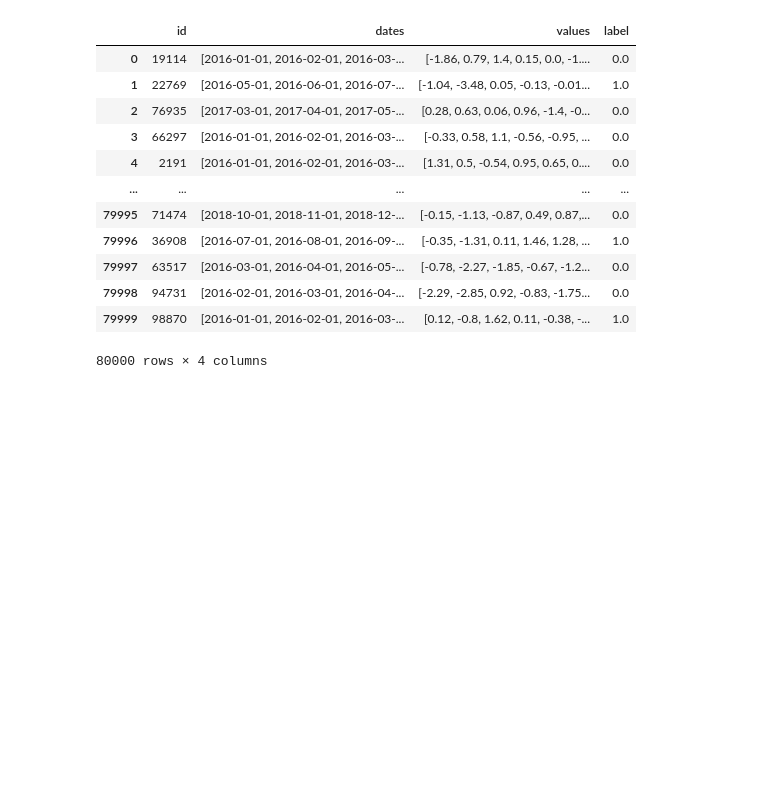
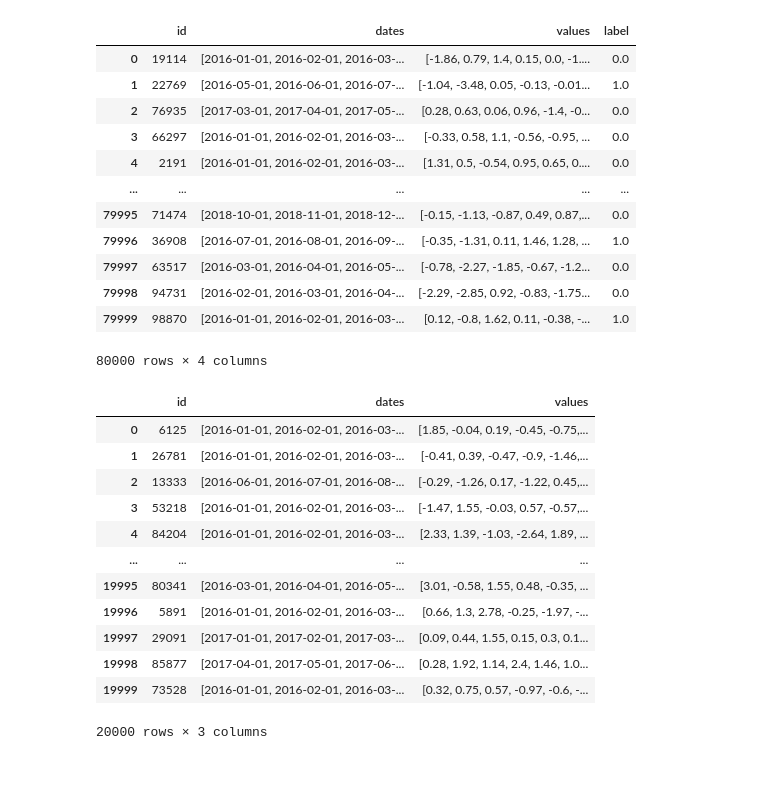
Before and after one commit to kvufee/ds_ml-learning, a Jupyter notebook: vk-internship-ds-task2/classificator.ipynb, the cells around one changed output. Cells and saved outputs as stored; diff of their text form; code cells hidden in the pictures; blank space fills up the shorter version.

```diff
--- a/vk-internship-ds-task2/classificator.ipynb
+++ b/vk-internship-ds-task2/classificator.ipynb
@@ -29,6 +29,23 @@ df_train
 | 79998 | 94731 | [2016-02-01, 2016-03-01, 2016-04-... | [-2.29, -2.85, 0.92, -0.83, -1.75... | 0.0 |
 | 79999 | 98870 | [2016-01-01, 2016-02-01, 2016-03-... | [0.12, -0.8, 1.62, 0.11, -0.38, -... | 1.0 |
 80000 rows × 4 columns
+# %%
+df_test = pd.read_parquet('test.parquet')
+df_test
+# %% [output]
+|  | id | dates | values |
+| 0 | 6125 | [2016-01-01, 2016-02-01, 2016-03-... | [1.85, -0.04, 0.19, -0.45, -0.75,... |
+| 1 | 26781 | [2016-01-01, 2016-02-01, 2016-03-... | [-0.41, 0.39, -0.47, -0.9, -1.46,... |
+| 2 | 13333 | [2016-06-01, 2016-07-01, 2016-08-... | [-0.29, -1.26, 0.17, -1.22, 0.45,... |
+| 3 | 53218 | [2016-01-01, 2016-02-01, 2016-03-... | [-1.47, 1.55, -0.03, 0.57, -0.57,... |
+| 4 | 84204 | [2016-01-01, 2016-02-01, 2016-03-... | [2.33, 1.39, -1.03, -2.64, 1.89, ... |
+| ... | ... | ... | ... |
+| 19995 | 80341 | [2016-03-01, 2016-04-01, 2016-05-... | [3.01, -0.58, 1.55, 0.48, -0.35, ... |
+| 19996 | 5891 | [2016-01-01, 2016-02-01, 2016-03-... | [0.66, 1.3, 2.78, -0.25, -1.97, -... |
+| 19997 | 29091 | [2017-01-01, 2017-02-01, 2017-03-... | [0.09, 0.44, 1.55, 0.15, 0.3, 0.1... |
+| 19998 | 85877 | [2017-04-01, 2017-05-01, 2017-06-... | [0.28, 1.92, 1.14, 2.4, 1.46, 1.0... |
+| 19999 | 73528 | [2016-01-01, 2016-02-01, 2016-03-... | [0.32, 0.75, 0.57, -0.97, -0.6, -... |
+20000 rows × 3 columns
 # %% [markdown]
 ##
 # %% [markdown]
```
Also changed, not shown: parts of 23 cells of this notebook.
